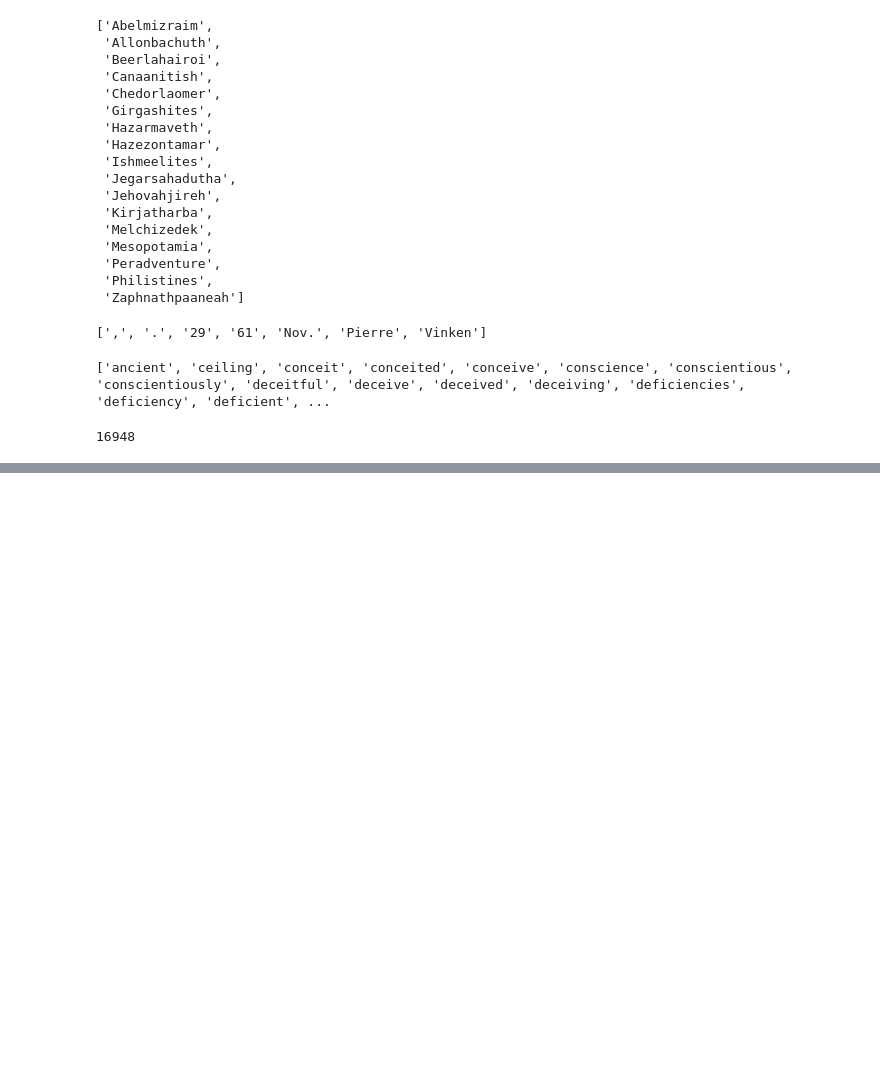
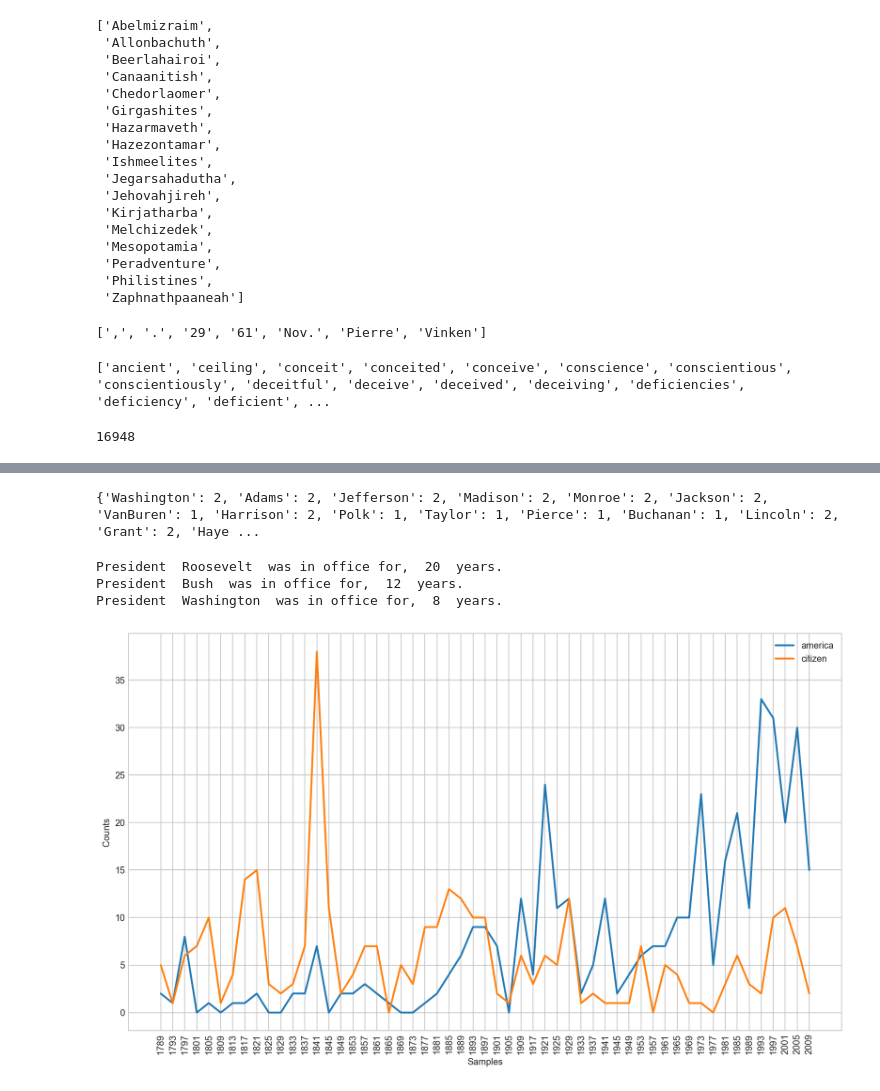
Before and after one commit to cschellenberger/Data-Science-Learning, a Jupyter notebook: Natural Language Processing with Python.ipynb, the cells around one changed output, grey strips where cells are left out. Cells and saved outputs as stored; diff of their text form; code cells hidden in the pictures; blank space fills up the shorter version.

```diff
--- a/Natural Language Processing with Python.ipynb
+++ b/Natural Language Processing with Python.ipynb
@@ -293,0 +359,7 @@ len(set(word.lower() for word in text1 if word.isalpha()))
+# %%
+for fileid in gutenberg.fileids():
+    num_chars = len(gutenberg.raw(fileid))
+    num_words = len(gutenberg.words(fileid))
+    num_sents = len(gutenberg.sents(fileid))
+    num_vocab = len(set(w.lower() for w in gutenberg.words(fileid)))
+    print(round(num_chars/num_words), round(num_words/num_sents), round(num_words/num_vocab), fileid)
@@ -293,0 +409,4 @@ len(set(word.lower() for word in text1 if word.isalpha()))
+# %%
+from nltk.corpus import webtext
+for fileid in webtext.fileids():
+    print(fileid, webtext.raw(fileid)[:65], '...')
@@ -293,0 +475,6 @@ len(set(word.lower() for word in text1 if word.isalpha()))
+# %%
+news_text = brown.words(categories='news')
+fdist = nltk.FreqDist(w.lower() for w in news_text)
+whs = ['who', 'what', 'where', 'why', 'when']
+for w in whs:
+    print(w + ':', fdist[w], end=' ')
@@ -293,0 +583,12 @@ len(set(word.lower() for word in text1 if word.isalpha()))
+# %%
+presidents = [fileid[5:-4] for fileid in inaugural.fileids()]
+pres_ids = enumerate(presidents)
+presidential_terms = {}
+for i, p in pres_ids:
+    if p not in presidential_terms.keys():
+        presidential_terms[p] = 1
+    else:
+        presidential_terms[p] += 1
+print(presidential_terms)
+# %% [output]
+{'Washington': 2, 'Adams': 2, 'Jefferson': 2, 'Madison': 2, 'Monroe': 2, 'Jackson': 2, 'VanBuren': 1, 'Harrison': 2, 'Polk': 1, 'Taylor': 1, 'Pierce': 1, 'Buchanan': 1, 'Lincoln': 2, 'Grant': 2, 'Haye ...
@@ -293,0 +600,18 @@ len(set(word.lower() for word in text1 if word.isalpha()))
+# %%
+for p, t in longest_running_pres:
+    print('President ', p, ' was in office for, ', str(t * 4), ' years.')
+# %% [output]
+President  Roosevelt  was in office for,  20  years.
+President  Bush  was in office for,  12  years.
+President  Washington  was in office for,  8  years.
+# %%
+cfd = nltk.ConditionalFreqDist(
+    (target, fileid[:4])
+    for fileid in inaugural.fileids()
+    for w in inaugural.words(fileid)
+    for target in ['america', 'citizen']
+    if w.lower().startswith(target))
+# %%
+cfd.plot()
+# %% [output]
+[figure, added]
```
Also changed, not shown: parts of 95 cells of this notebook.
